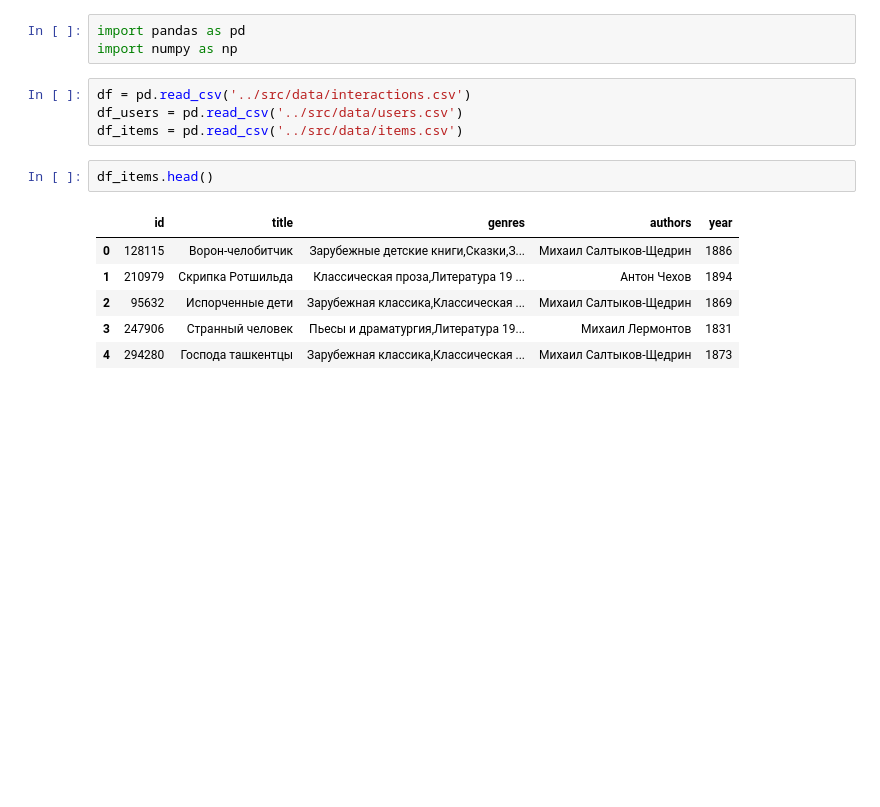
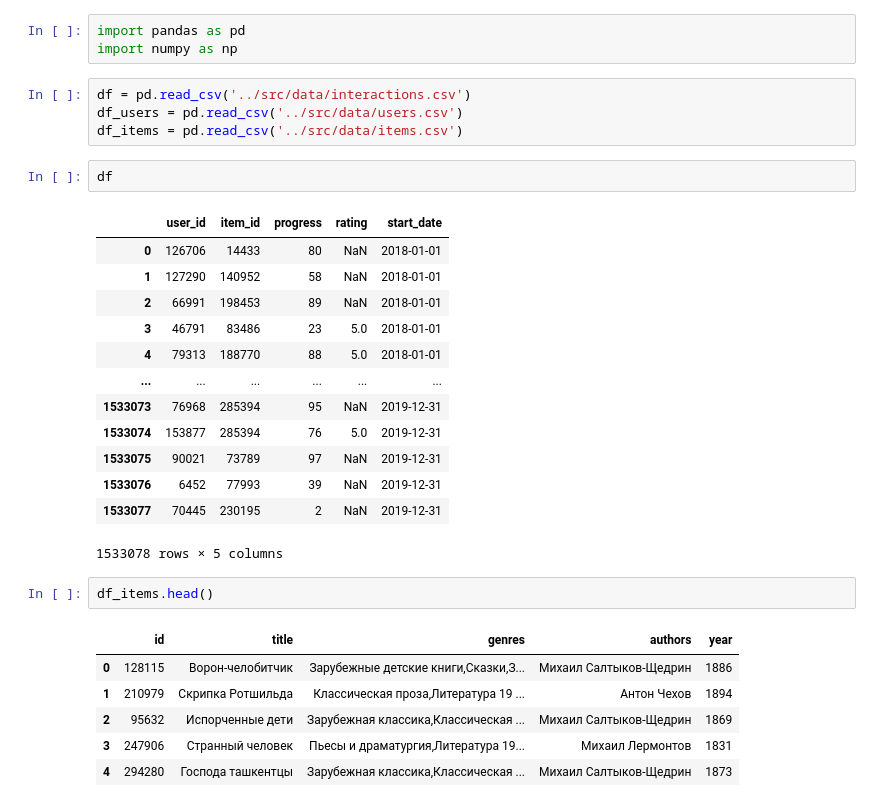
Before and after one commit to torchme/mfdp, a Jupyter notebook: research/Untitled.ipynb, the cells around one changed output. Saved outputs shown, nothing was run; the diff lists cells and outputs as text; blank space fills up the shorter version.

```diff
--- a/research/Untitled.ipynb
+++ b/research/Untitled.ipynb
@@ -5,6 +82,22 @@ import numpy as np
 df = pd.read_csv('../src/data/interactions.csv')
 df_users = pd.read_csv('../src/data/users.csv')
 df_items = pd.read_csv('../src/data/items.csv')
+# %%
+df
+# %% [output]
+|  | user_id | item_id | progress | rating | start_date |
+| 0 | 126706 | 14433 | 80 | NaN | 2018-01-01 |
+| 1 | 127290 | 140952 | 58 | NaN | 2018-01-01 |
+| 2 | 66991 | 198453 | 89 | NaN | 2018-01-01 |
+| 3 | 46791 | 83486 | 23 | 5.0 | 2018-01-01 |
+| 4 | 79313 | 188770 | 88 | 5.0 | 2018-01-01 |
+| ... | ... | ... | ... | ... | ... |
+| 1533073 | 76968 | 285394 | 95 | NaN | 2019-12-31 |
+| 1533074 | 153877 | 285394 | 76 | 5.0 | 2019-12-31 |
+| 1533075 | 90021 | 73789 | 97 | NaN | 2019-12-31 |
+| 1533076 | 6452 | 77993 | 39 | NaN | 2019-12-31 |
+| 1533077 | 70445 | 230195 | 2 | NaN | 2019-12-31 |
+1533078 rows × 5 columns
 # %%
 df_items.head()
 # %% [output]
```
Also changed, not shown: parts of 14 cells of this notebook, 1 other file.
